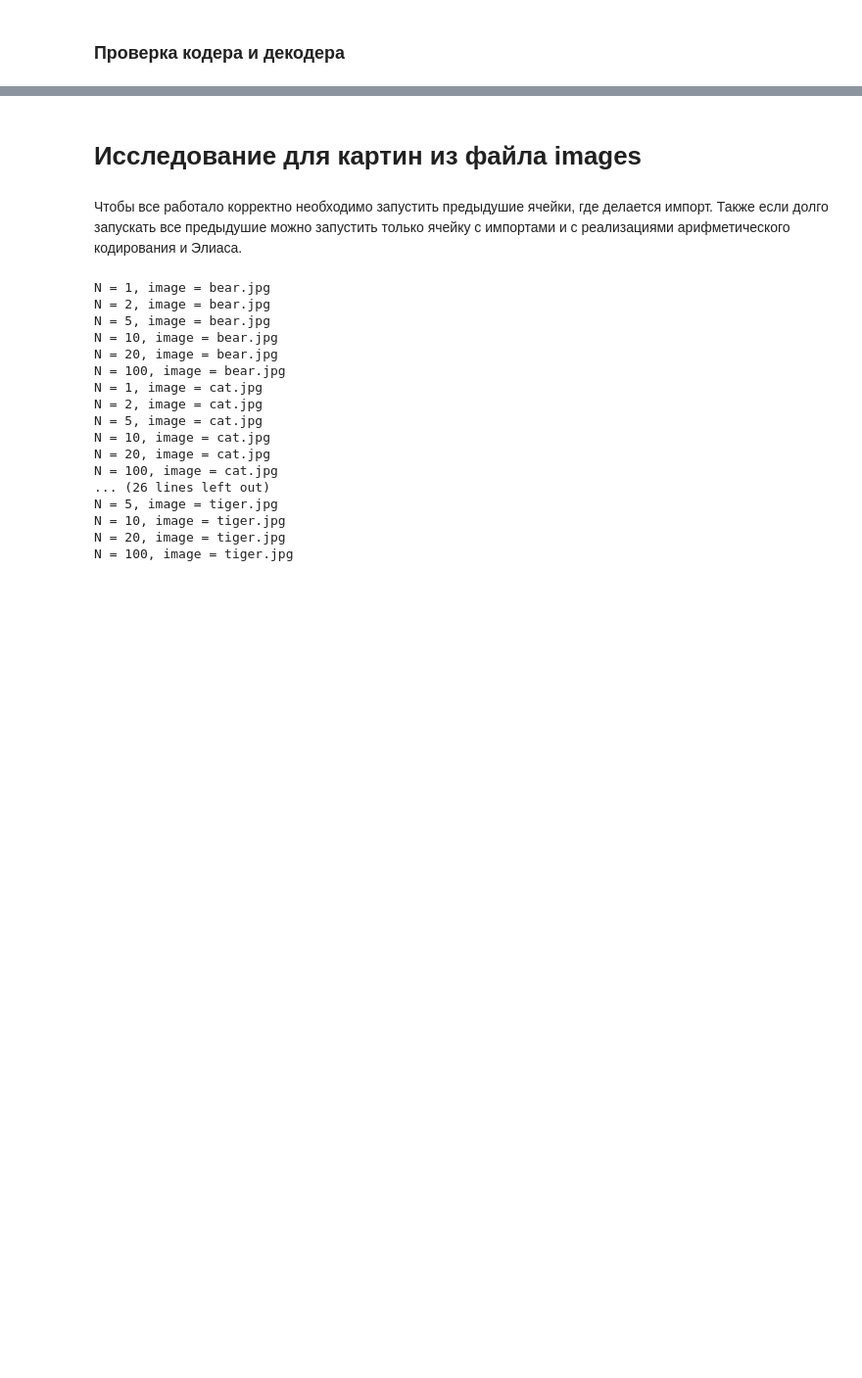
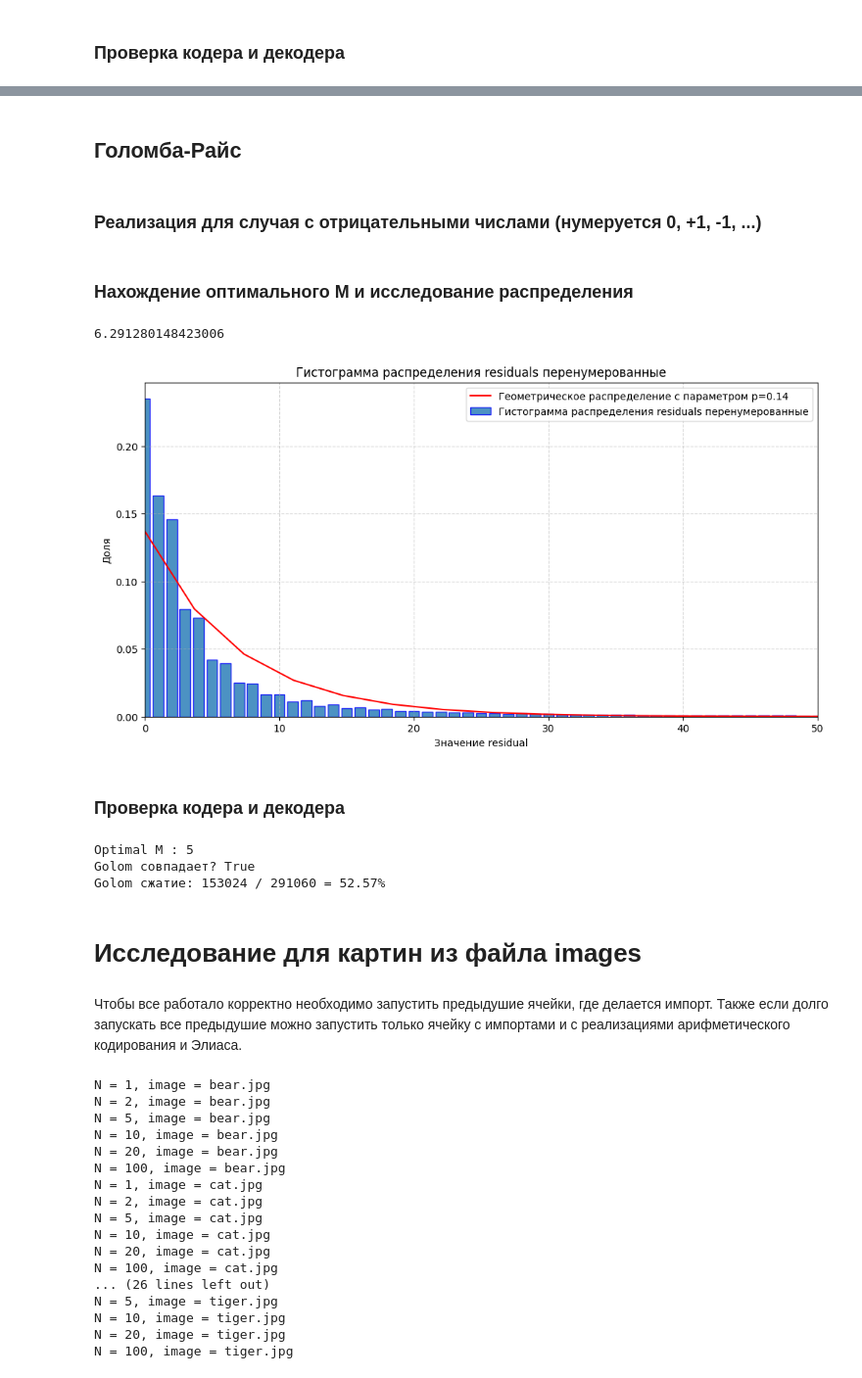
Before and after one commit to ilsurgumerov/CMDC, a Jupyter notebook: task3/report.ipynb, the cells around one changed output, grey strips where cells are left out. Shown at 98% size. Drawn from its saved outputs; the diff is of its cells as text; code cells hidden in the pictures; blank space fills up the shorter version.

```diff
--- a/task3/report.ipynb
+++ b/task3/report.ipynb
@@ -511,0 +488,4 @@ Elis сжатие: 152459.75 / 291060 = 52.38%
+# %% [markdown]
+## Голомба-Райс
+# %% [markdown]
+### Реализация для случая с отрицательными числами (нумеруется 0, +1, -1, ...)
@@ -512,3 +569,59 @@ Elis сжатие: 152459.75 / 291060 = 52.38%
+# %% [markdown]
+### Нахождение оптимального M и исследование распределения
+# %%
+def optimal_golomb_M(numbers: list[int]) -> int:
+    if not numbers:
+        return 1
+    unsigned = [map_signed_to_unsigned(n) for n in numbers]
+    mean = sum(unsigned) / len(unsigned)
+    return max(1, int(round(-1 / math.log2(mean / (mean + 1)))))
+
+def estimate_geom_p_from_residuals(residuals: list[int]) -> float:
+    mapped = [map_signed_to_unsigned(x) for x in residuals]
+    mean = sum(mapped) / len(mapped)
+    print(mean)
+    return 1 / (mean + 1)
+
+def geom_distribution(t: float, p: float) -> float:
+    return p * (1 - p) ** t
+# %%
+positive_residuals = [map_signed_to_unsigned(x) for x in residuals]
+p = estimate_geom_p_from_residuals(list(residuals))
+x_geom = np.linspace(0, max(positive_residuals), 100)
+y_geom = np.zeros_like(x_geom)
+
+for i in range(x_geom.shape[0]):
+    y_geom[i] = geom_distribution(x_geom[i], p)
+
+unique_values, counts = np.unique(positive_residuals, return_counts=True)
+
+plt.figure(figsize=(12, 6))
+plt.bar(unique_values, counts/counts.sum(), width=0.8, edgecolor='blue', alpha=0.8, label='Гистограмма распределения residuals перенумерованные')
+plt.plot(x_geom, y_geom, color='red', label=f'Геометрическое распределение с параметром p={p:.2f}')
+plt.title('Гистограмма распределения residuals перенумерованные')
+plt.xlabel('Значение residual')
+plt.ylabel('Доля')
+plt.xlim((0, 50))
+plt.legend()
+plt.grid(True, linestyle='--', alpha=0.5)
+# %% [output]
+6.291280148423006
+[figure, added]
+# %% [markdown]
+### Проверка кодера и декодера
+# %%
+M = optimal_golomb_M(list(residuals))
+print(f"Optimal M : {M}")
+
+compressed_elias =  encode_sequence_golomb_signed(residuals, M)
+decompressed_elias =  decode_sequence_golomb_signed(compressed_elias, M)
+
+print("Golom совпадает?", np.array_equal(residuals, decompressed_elias))
+print(f"Golom сжатие: {len(compressed_elias) // 8} / {len(residuals)} = {100 * len(compressed_elias)/8/len(residuals):.2f}%")
+# %% [output]
+Optimal M : 5
+Golom совпадает? True
+Golom сжатие: 153024 / 291060 = 52.57%
 # %% [markdown]
 # Исследование для картин из файла images
 # %% [markdown]
```
Also changed, not shown: parts of 17 cells of this notebook.
